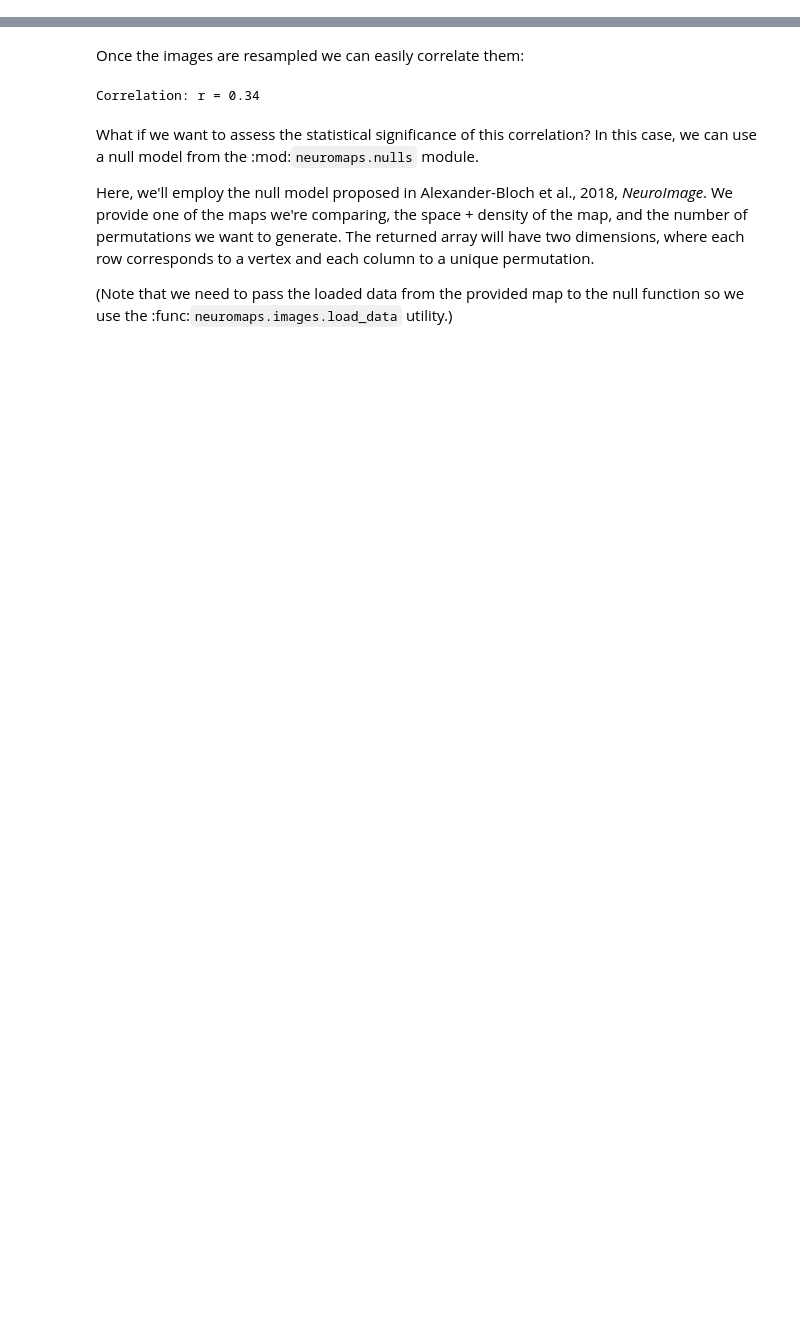
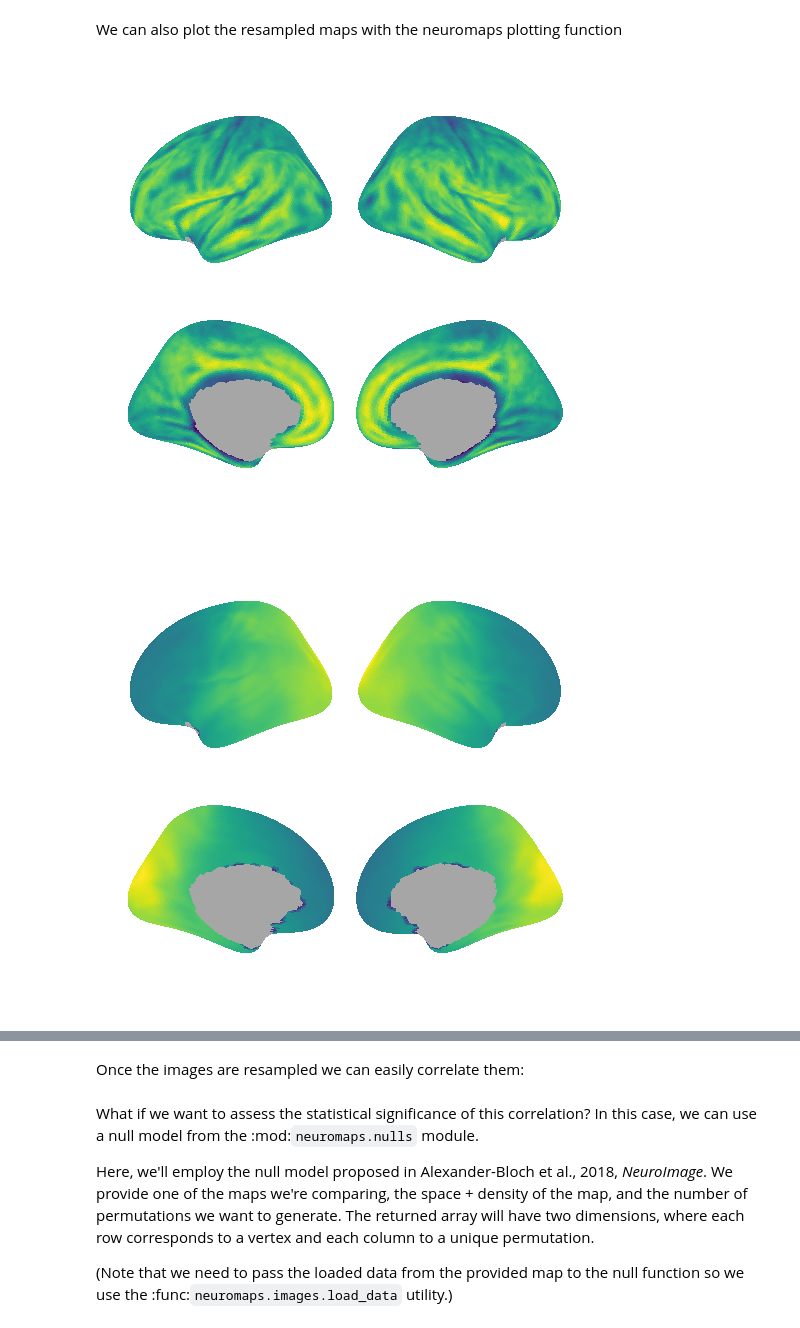
Before and after one commit to crisglav/ei_maps, a Jupyter notebook: python/plot_alpha_dubois.ipynb, the cells around one changed output, grey strips where cells are left out. Cells and saved outputs as stored; diff of their text form; code cells hidden in the pictures; blank space fills up the shorter version.

```diff
--- a/python/plot_alpha_dubois.ipynb
+++ b/python/plot_alpha_dubois.ipynb
@@ -38,0 +53,10 @@ programa o archivo por lotes ejecutable."
+# %% [markdown]
+We can also plot the resampled maps with the neuromaps plotting function
+# %%
+from neuromaps.plotting import plot_surf_template
+
+plot_surf_template(megalpha,template='fsaverage',density='10k',mask_medial=True)
+plot_surf_template(dubois,template='fsaverage',density='10k',mask_medial=True)
+# %% [output]
+[figure, added]
+[figure, added]
@@ -40,10 +65,8 @@ programa o archivo por lotes ejecutable."
 Once the images are resampled we can easily correlate them:
 # %%
 from neuromaps import stats
-corr = stats.compare_images(nsynth, genepc)
+corr = stats.compare_images(dubois, megalpha)
 print(f'Correlation: r = {corr:.02f}')
-# %% [output]
-Correlation: r = 0.34
 # %% [markdown]
 What if we want to assess the statistical significance of this correlation?
 In this case, we can use a null model from the :mod:`neuromaps.nulls` module.
```
Also changed, not shown: parts of 13 cells of this notebook, 4 other files.
